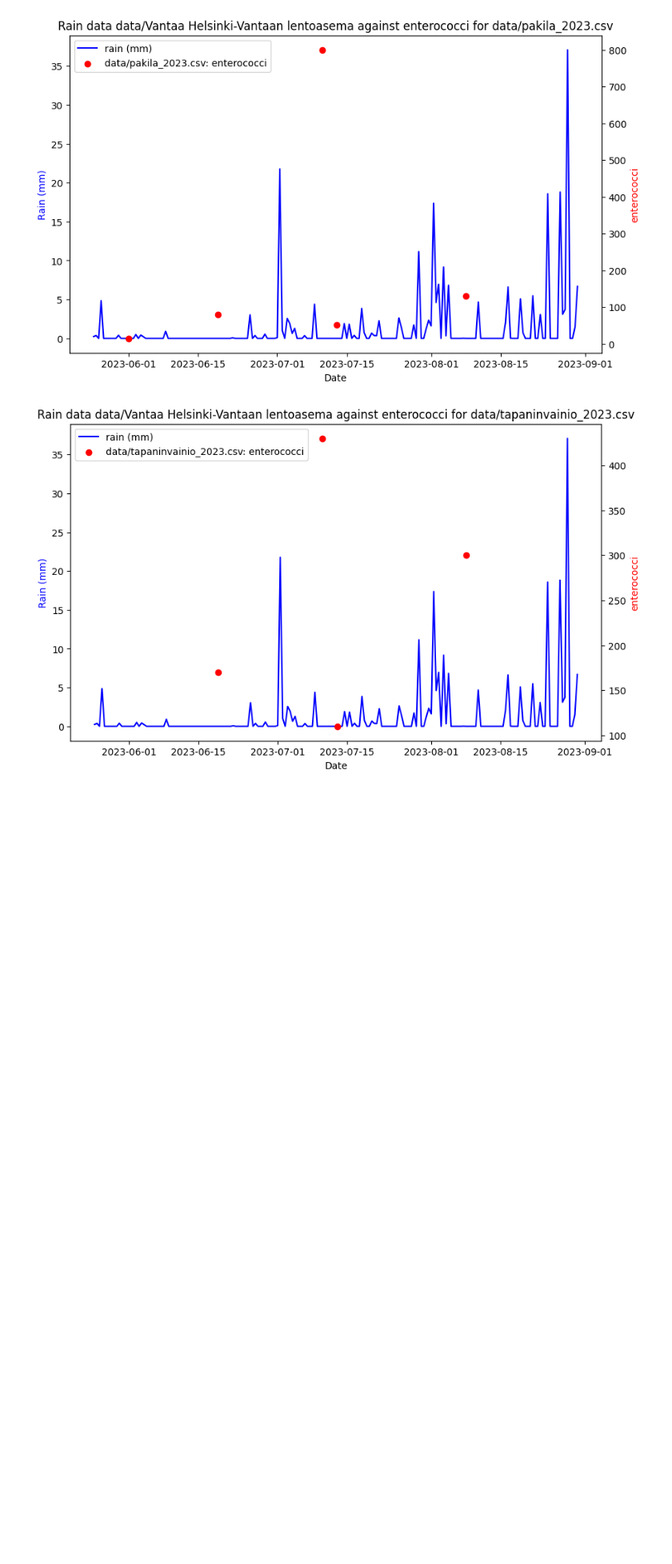
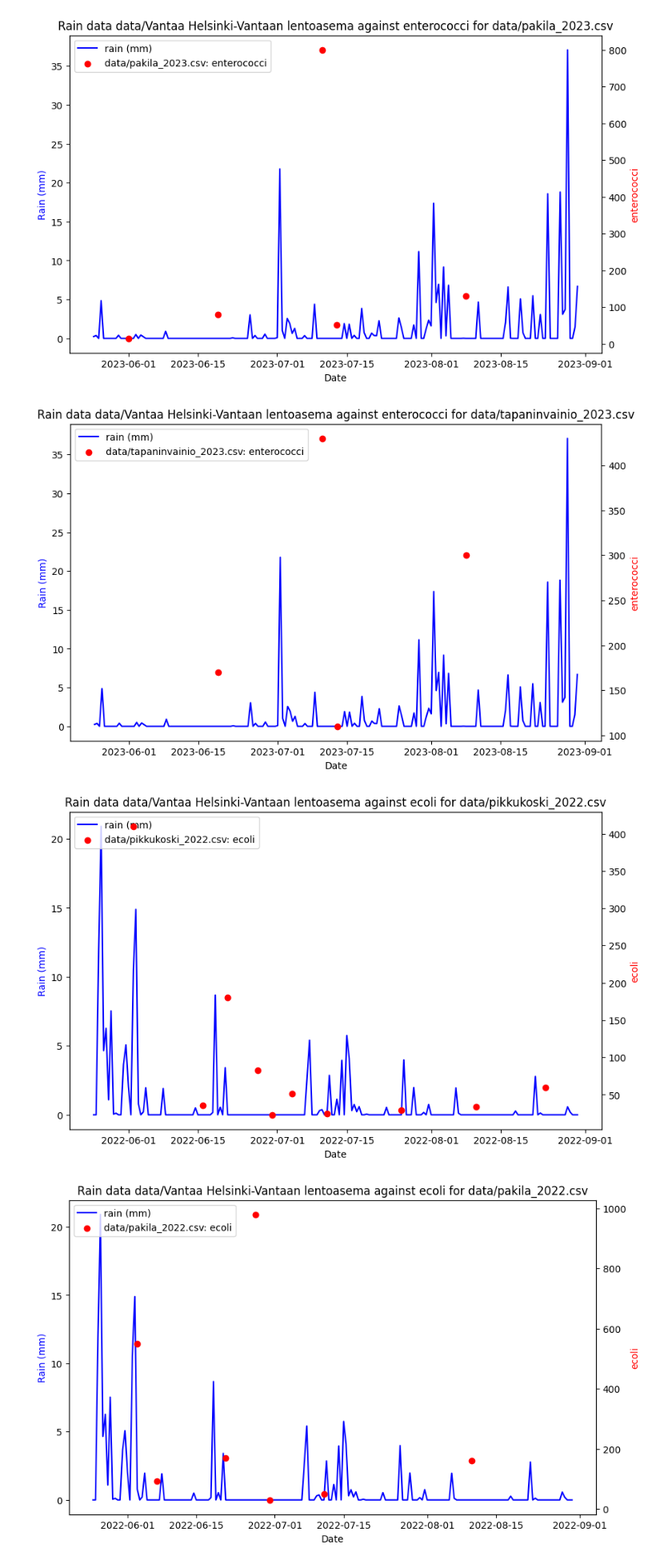
Before and after one commit to shaiggon/pikkukoski-analysis, a Jupyter notebook: analysis.ipynb, the cells around one changed output. Shown at 80% size. Saved outputs shown, nothing was run; the diff lists cells and outputs as text; code cells hidden in the pictures; blank space fills up the shorter version.

Commit message:
Data in correct form. More analysis (multiple stations and beaches in same plot). Tweak readme

```diff
--- a/analysis.ipynb
+++ b/analysis.ipynb
@@ -6,13 +5,30 @@ from src.read_pikkukoski_measurement import read_pikkukoski_measurement
 from src.read_weather_data import read_weather_data, resample_weather_data
 # %%
 # Define file paths as strings so they don't need to be repeated
+
+PIKKUKOSKI_2024 = "data/pikkukoski_2024.csv"
+PAKILA_2024 = "data/pakila_2024.csv"
+TAPANINVAINIO_2024 = "data/tapaninvainio_2024.csv"
 
 PIKKUKOSKI_2023 = "data/pikkukoski_2023.csv"
 PAKILA_2023 = "data/pakila_2023.csv"
 TAPANINVAINIO_2023 = "data/tapaninvainio_2023.csv"
 
+PIKKUKOSKI_2022 = "data/pikkukoski_2022.csv"
+PAKILA_2022 = "data/pakila_2022.csv"
+TAPANINVAINIO_2022 = "data/tapaninvainio_2022.csv"
+
+PIKKUKOSKI_2021 = "data/pikkukoski_2021.csv"
+PAKILA_2021 = "data/pakila_2021.csv"
+TAPANINVAINIO_2021 = "data/tapaninvainio_2021.csv"
+
+KUMPULA_2021 = "data/Helsinki Kumpula_ 25.5.2021 - 30.8.2021_c125b1e6-d253-4d56-9c10-880a6f6e198a.csv"
+KUMPULA_2022 = "data/Helsinki Kumpula_ 25.5.2022 - 30.8.2022_c7ee589b-5a8d-420d-82e5-3ecf704f71f0.csv"
 KUMPULA_2023 = "data/Helsinki Kumpula_ 25.5.2023 - 30.8.2023_d6f3d181-df41-42ba-b2eb-77d9b687db9d.csv"
 KUMPULA_2024 = "data/Helsinki Kumpula_ 25.5.2024 - 25.6.2024_3733a5d6-a008-4858-9a88-88e3d33415e8.csv"
+
+HELSINKI_VANTAA_2021 = "data/Vantaa Helsinki-Vantaan lentoasema_ 25.5.2021 - 30.8.2021_e667c023-1a8c-49c9-a70a-55ebcf553c48.fixed.csv"
+HELSINKI_VANTAA_2022 = "data/Vantaa Helsinki-Vantaan lentoasema_ 25.5.2022 - 30.8.2022_3eb7a63b-d960-425f-8463-903cf05b0945.csv"
 HELSINKI_VANTAA_2023 = "data/Vantaa Helsinki-Vantaan lentoasema_ 25.5.2023 - 30.8.2023_195d7189-8a24-408e-832d-35df526886af.csv"
 HELSINKI_VANTAA_2024 = "data/Vantaa Helsinki-Vantaan lentoasema_ 25.5.2024 - 25.6.2024_fe257415-f7da-404c-803d-a9b6cf0f3b5f.csv"
 # %%
@@ -272,6 +328,9 @@ plot_beach_with_weather_time_aggregate(TAPANINVAINIO_2023, HELSINKI_VANTAA_2023,
 [figure]
 [figure]
 # %%
-plot_beach_with_weather_time_aggregate(PIKKUKOSKI_2023, HELSINKI_VANTAA_2023, "ecoli", "12h")
-plot_beach_with_weather_time_aggregate(PAKILA_2023, HELSINKI_VANTAA_2023, "ecoli", "12h")
-plot_beach_with_weather_time_aggregate(TAPANINVAINIO_2023, HELSINKI_VANTAA_2023, "ecoli", "12h")
+plot_beach_with_weather_time_aggregate(PIKKUKOSKI_2022, HELSINKI_VANTAA_2022, "ecoli", "12h")
+plot_beach_with_weather_time_aggregate(PAKILA_2022, HELSINKI_VANTAA_2022, "ecoli", "12h")
+plot_beach_with_weather_time_aggregate(TAPANINVAINIO_2022, HELSINKI_VANTAA_2022, "ecoli", "12h")
+# %% [output]
+[figure, added]
+[figure, added]
```
Also changed, not shown: parts of 5 cells of this notebook, 5 other files.
